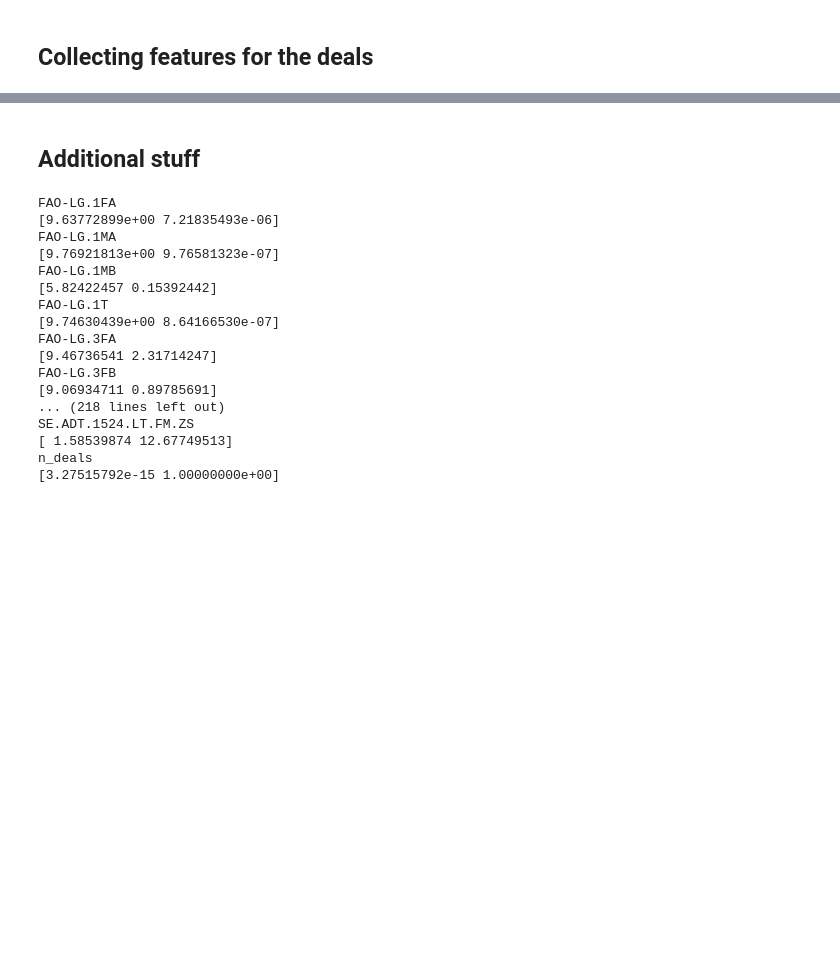
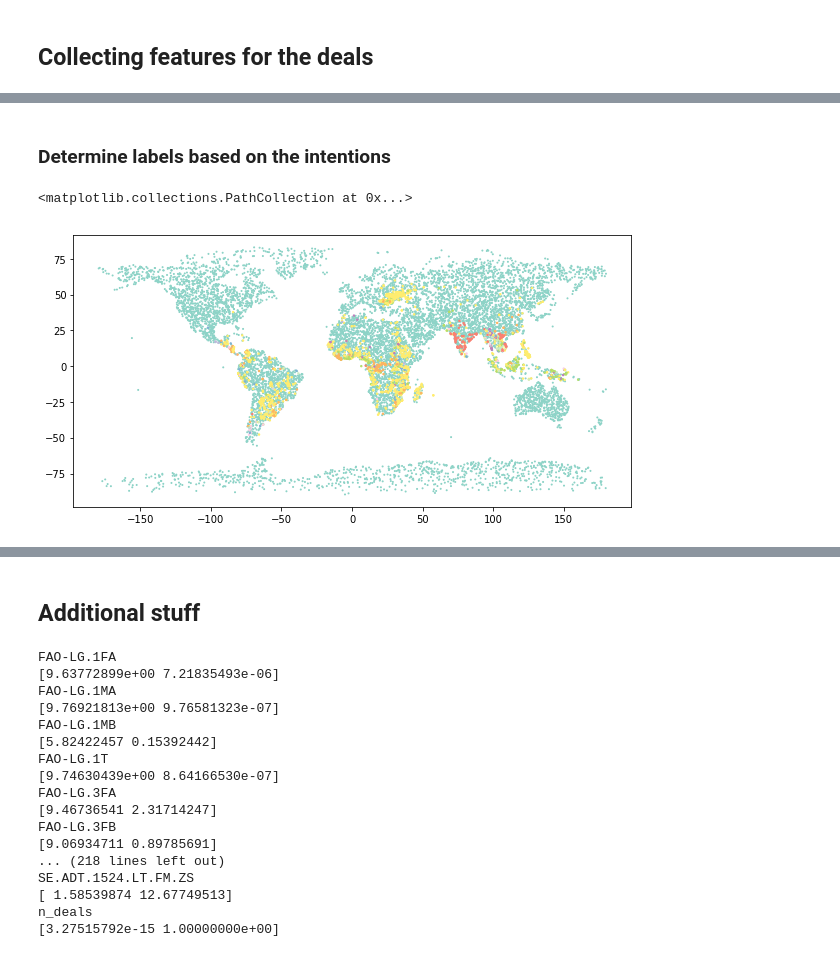
Before and after one commit to thiesgehrmann/JuSiPy_Asser, a Jupyter notebook: jusipy_usage.ipynb, the cells around one changed output, grey strips where cells are left out. Cells and saved outputs as stored; diff of their text form; code cells hidden in the pictures; blank space fills up the shorter version.

Commit message:
Have negative samples

```diff
--- a/jusipy_usage.ipynb
+++ b/jusipy_usage.ipynb
@@ -182,0 +224,44 @@ NameError: name 'LM' is not defined
+# %%
+# Remove records for which we don't have location data (misformed names, etc)
+LMLF = LMLF[ np.array([ isinstance(x, float) for x in LMLF.lat]) ]
+# %% [markdown]
+### Determine labels based on the intentions
+# %%
+intentions = [ f.strip() for i in LML.intention for f in str(i).split(',') ]
+intentions = { i : intentions.count(i) for i in ['random'] + list(set(intentions)) }
+
+intention_label = { i : (k) for (k,i) in enumerate(intentions) }
+def intentions_label(i):
+    """
+    A function to determine the integer label for a deal, based on the intention
+    Input:
+        i : String intention
+    Output:
+        integer label
+    """
+    its = [ (k.strip(), intentions[k.strip()]) for k in str(i).split(',') ]
+    max_intention = max(its, key=lambda x: x[1])[0]
+    return intention_label[max_intention]
+#edef
+# %%
+# Sample points randomly from around the world
+
+S_lat, S_long = list(zip(*jusipy.GIS.sample.random_latlong(land=True,
+                                                       glcf=GLCF,
+                                                       size=10000)))
+# %%
+S_labels  = [ 0 ] * len(S_lat)
+LM_labels = [ intentions_label(i) for i in LMLF.intention ]
+
+cmap = plt.get_cmap('Set3')
+S_colors  = list(map(cmap, S_labels))
+LM_colors = list(map(cmap, LM_labels))
+
+colors = S_colors + LM_colors
+# %%
+plt.figure(figsize=(10,5))
+plt.scatter(S_long, S_lat, s=1, c=S_colors)
+plt.scatter(LMLF.long, LMLF.lat, c=LM_colors, s=2)
+# %% [output]
+<matplotlib.collections.PathCollection at 0x...>
+[figure, added]
```
Also changed, not shown: parts of 23 cells of this notebook, 5 other files.
